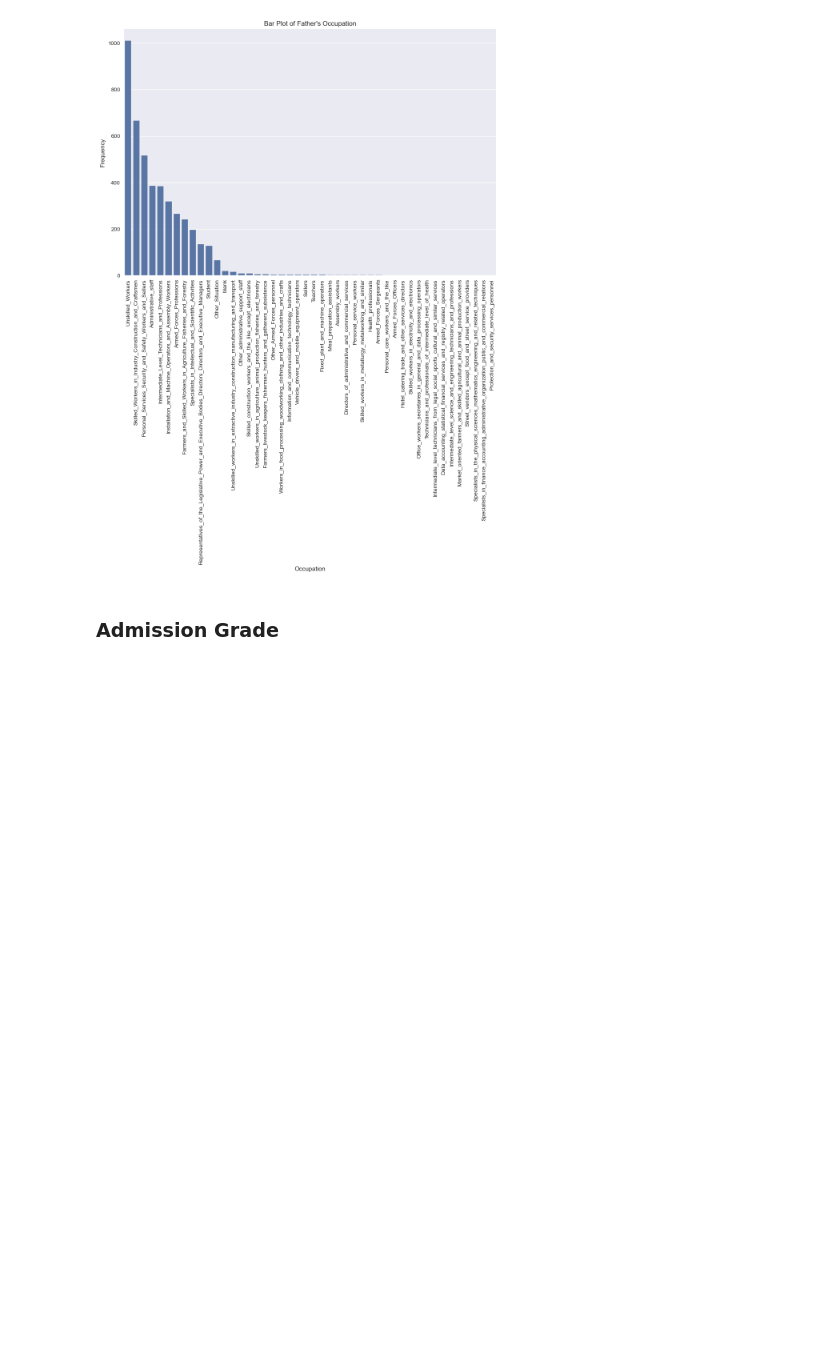
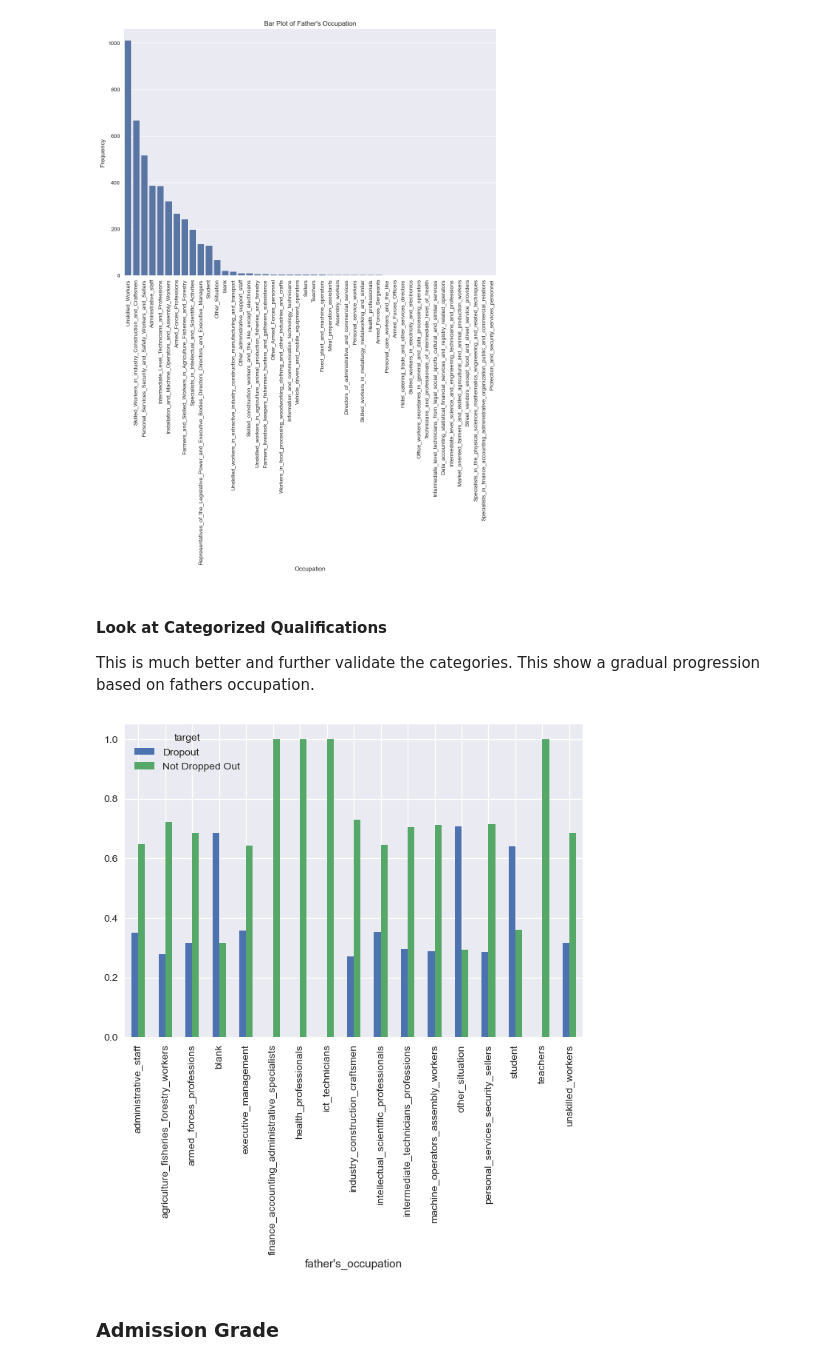
Before and after one commit to AndreJacobsPy/ai-academy-capstone, a Jupyter notebook: exploration.ipynb, the cells around one changed output. Drawn from its saved outputs; the diff is of its cells as text; code cells hidden in the pictures; blank space fills up the shorter version.

```diff
--- a/exploration.ipynb
+++ b/exploration.ipynb
@@ -1871,6 +1894,40 @@ plt.xticks(rotation=90)  # Rotate x-axis labels if there are many categories
 plt.show()
 # %% [output]
 [figure]
+# %% [markdown]
+#### Look at Categorized Qualifications
+
+This is much better and further validate the categories. This show a gradual progression based on fathers occupation.
+# %%
+father_occupation_mapper = {
+    0: "student",
+    1: "executive_management", 112: "executive_management", 114: "executive_management",
+    2: "intellectual_scientific_professionals", 121: "intellectual_scientific_professionals",
+    3: "intermediate_technicians_professions", 131: "intermediate_technicians_professions", 134: "intermediate_technicians_professions",
+    4: "administrative_staff", 141: "administrative_staff", 143: "administrative_staff", 144: "administrative_staff",
+    5: "personal_services_security_sellers", 151: "personal_services_security_sellers", 152: "personal_services_security_sellers",
+    153: "personal_services_security_sellers", 154: "personal_services_security_sellers", 194: "personal_services_security_sellers",
+    195: "personal_services_security_sellers",
+    6: "agriculture_fisheries_forestry_workers", 161: "agriculture_fisheries_forestry_workers", 163: "agriculture_fisheries_forestry_workers",
+    7: "industry_construction_craftsmen", 171: "industry_construction_craftsmen", 172: "industry_construction_craftsmen",
+    174: "industry_construction_craftsmen", 175: "industry_construction_craftsmen",
+    8: "machine_operators_assembly_workers", 181: "machine_operators_assembly_workers", 182: "machine_operators_assembly_workers",
+    183: "machine_operators_assembly_workers",
+    9: "unskilled_workers", 192: "unskilled_workers", 193: "unskilled_workers",
+    10: "armed_forces_professions", 101: "armed_forces_professions", 102: "armed_forces_professions", 103: "armed_forces_professions",
+    90: "other_situation", 99: "blank",
+    122: "health_professionals", 132: "health_professionals",
+    123: "teachers",
+    124: "finance_accounting_administrative_specialists",
+    135: "ict_technicians"
+}
+# %%
+father_categories_occupationdf = binary_df.copy()
+father_categories_occupationdf["father\'s_occupation"] = father_categories_occupationdf["father\'s_occupation"].map(father_occupation_mapper)
+group_data_for_plotting(father_categories_occupationdf, "father\'s_occupation").plot(kind="bar")
+plt.show()
+# %% [output]
+[figure, added]
 # %% [markdown]
 ### Admission Grade <a class="anchor" id="thirteenth-bullet">
 # %%
```
Also changed, not shown: parts of 33 cells of this notebook.
